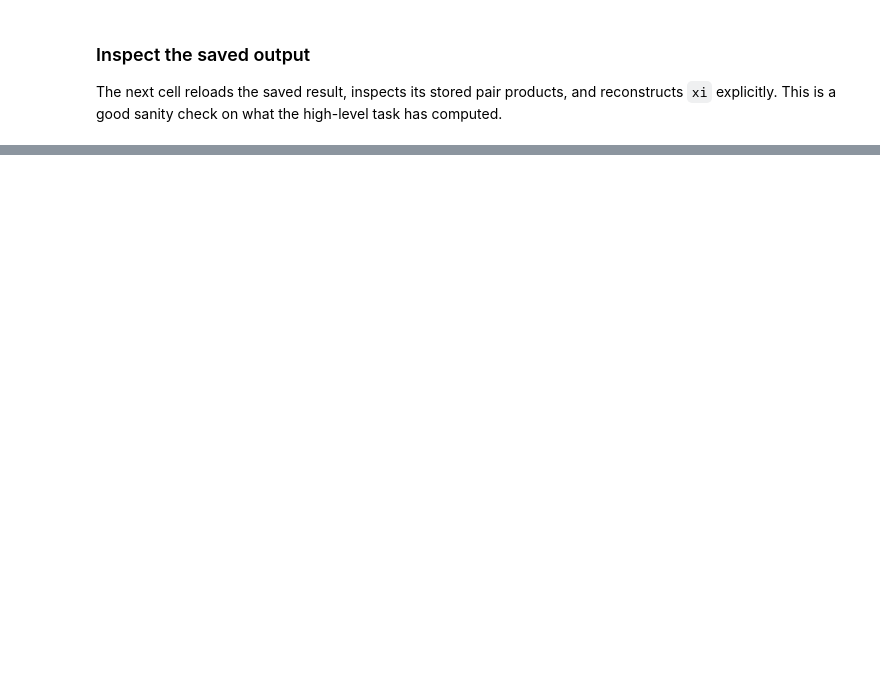
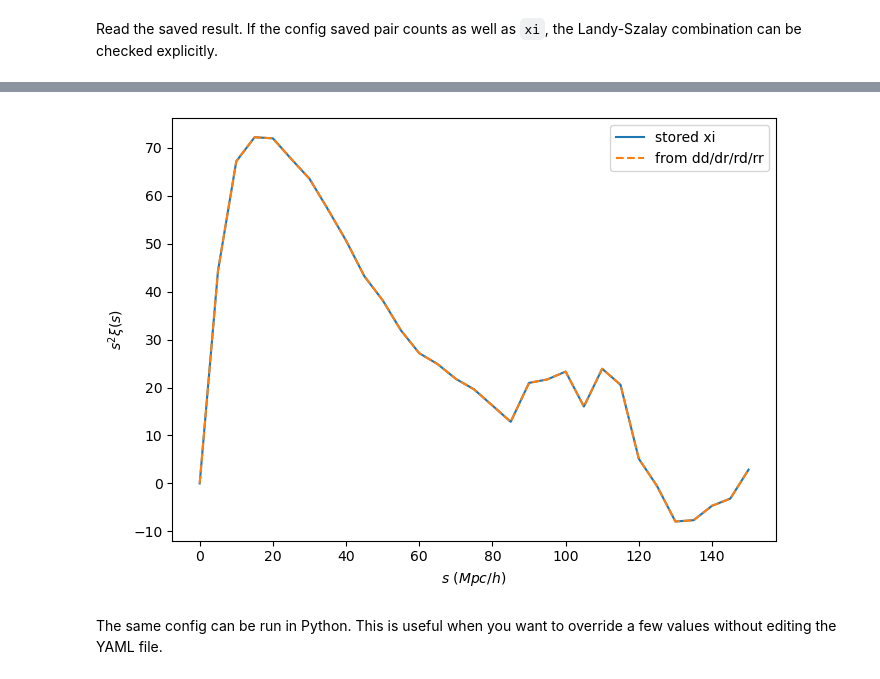
Before and after one commit to SYSUSPA-Projects/PyHermes, a Jupyter notebook: examples/notebooks/corr2pcf.ipynb, the cells around one changed output, grey strips where cells are left out. Drawn from its saved outputs; the diff is of its cells as text; code cells hidden in the pictures; blank space fills up the shorter version.

```diff
--- a/examples/notebooks/corr2pcf.ipynb
+++ b/examples/notebooks/corr2pcf.ipynb
@@ -58,4 +113,22 @@ This is the standard production path: run the official driver script from a YAML
-# %% [markdown]
-### Inspect the saved output
-
-The next cell reloads the saved result, inspects its stored pair products, and reconstructs `xi` explicitly. This is a good sanity check on what the high-level task has computed.
+# %% [markdown]
+Read the saved result. If the config saved pair counts as well as `xi`, the Landy-Szalay combination can be checked explicitly.
+# %%
+path = Path("./output/quijote8000_snap004_2pcf.pkl")
+if path.exists():
+    corr_s = Corr2PCFData(data_path=str(path))
+
+    plt.figure(figsize=(7, 5))
+    plt.plot(corr_s.s, corr_s.s**2 * corr_s.xi, label="stored xi")
+
+    if all(getattr(corr_s, name, None) is not None for name in ("dd", "dr", "rd", "rr")):
+        xi_landy_szalay = (corr_s.dd - corr_s.dr - corr_s.rd + corr_s.rr) / corr_s.rr
+        plt.plot(corr_s.s, corr_s.s**2 * xi_landy_szalay, "--", label="from dd/dr/rd/rr")
+
+    plt.xlabel(r"$s\ (Mpc/h)$")
+    plt.ylabel(r"$s^2\xi(s)$")
+    plt.legend()
+    plt.tight_layout()
+    plt.show()
+else:
+    print(f"Missing {path}. Run the command above first.")
+# %% [output]
@@ -61,0 +138,3 @@ The next cell reloads the saved result, inspects its stored pair products, and r
+[figure, added]
+# %% [markdown]
+The same config can be run in Python. This is useful when you want to override a few values without editing the YAML file.
```
Also changed, not shown: parts of 107 cells of this notebook, 5 other files.
